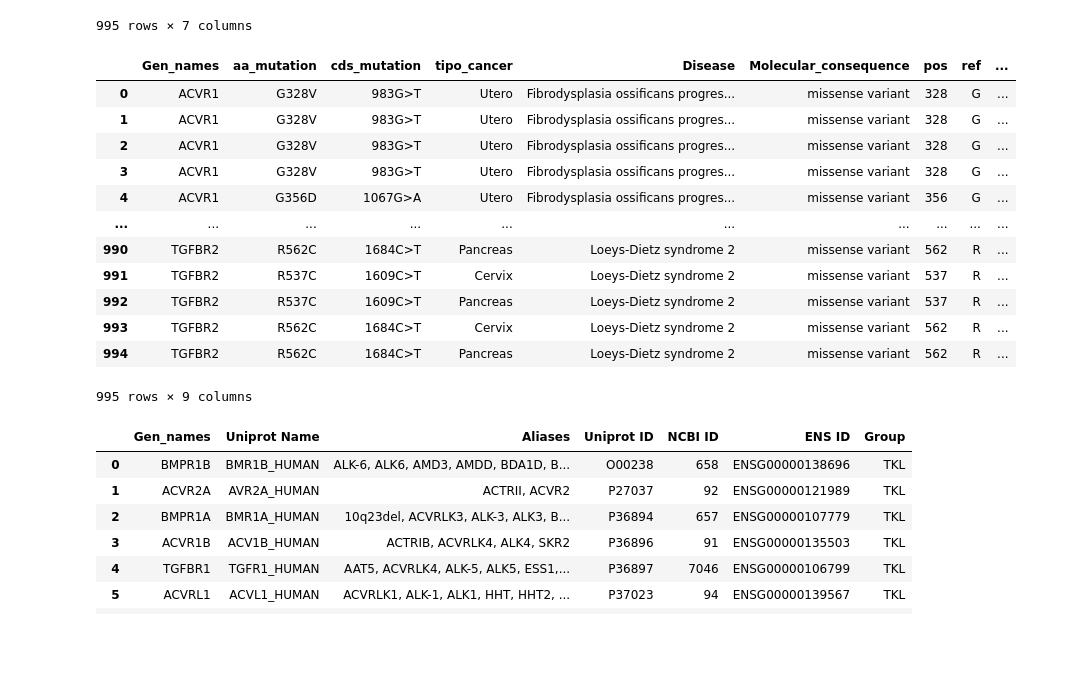
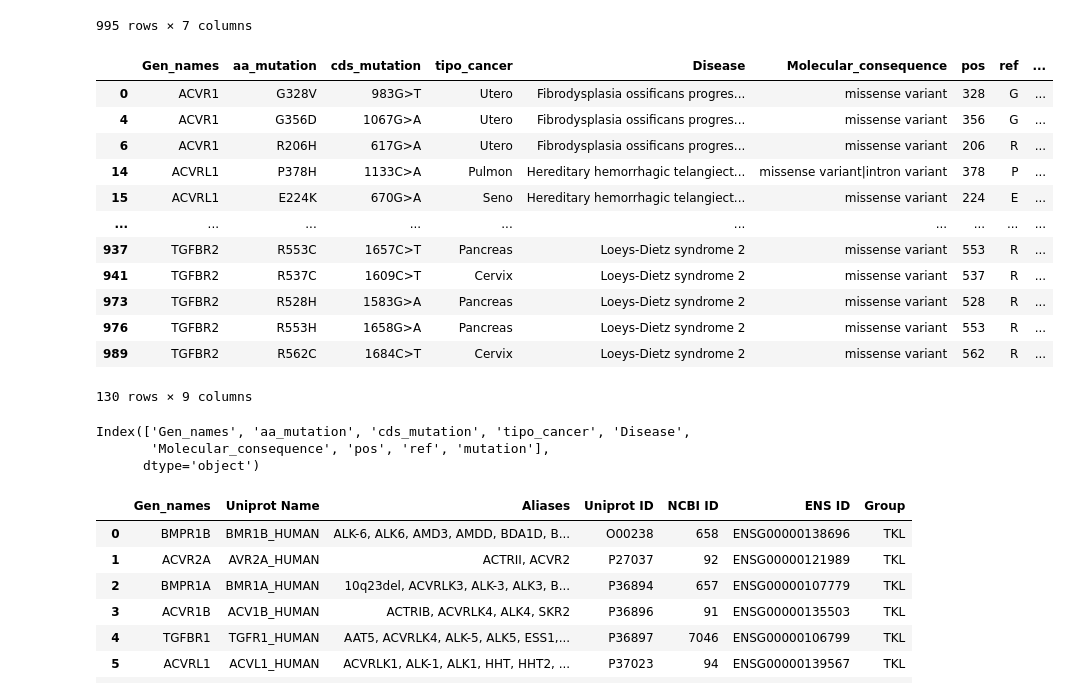
Before and after one commit to Nanocell-Lab/TCancer_RareDiseases, a Jupyter notebook: src/07.crossroad_cancer_RareDiseases.ipynb, the cells around one changed output. Cells and saved outputs as stored; diff of their text form; code cells hidden in the pictures; blank space fills up the shorter version.

```diff
--- a/src/07.crossroad_cancer_RareDiseases.ipynb
+++ b/src/07.crossroad_cancer_RareDiseases.ipynb
@@ -1361,36 +1361,47 @@ df_concat_rare
 # %%
 import pandas as pd
 
 # Función para extraer la letra izquierda y derecha de la mutación
 def extract_ref_mut(aa_mutation):
     # Extraer la posición (números)
     mutation_number = ''.join(filter(str.isdigit, aa_mutation))
 
     # Encontrar la posición de los números en la cadena
     number_index = aa_mutation.find(mutation_number)
 
     # Extraer la letra izquierda y derecha
     ref = aa_mutation[number_index - 1] if number_index > 0 else None
     mutation = aa_mutation[number_index + len(mutation_number)] if number_index + len(mutation_number) < len(aa_mutation) else None
 
     return ref, mutation
 
 # Aplicar la función y crear las nuevas columnas 'pos' y 'ref'
 df_concat_rare[['ref', 'mutation']] = df_concat_rare['aa_mutation'].apply(lambda x: pd.Series(extract_ref_mut(x)))
 
+# Eliminar duplicados
+
+df_concat_rare.drop_duplicates(['Gen_names', 'aa_mutation', 'cds_mutation', 'tipo_cancer', 'Disease',
+       'Molecular_consequence', 'pos', 'ref', 'mutation'], inplace=True)
+
 # Mostrar el DataFrame resultante
 df_concat_rare
 # %% [output]
 |  | Gen_names | aa_mutation | cds_mutation | tipo_cancer | Disease | Molecular_consequence | pos | ref | ... |
 | 0 | ACVR1 | G328V | 983G>T | Utero | Fibrodysplasia ossificans progres... | missense variant | 328 | G | ... |
-| 1 | ACVR1 | G328V | 983G>T | Utero | Fibrodysplasia ossificans progres... | missense variant | 328 | G | ... |
-| 2 | ACVR1 | G328V | 983G>T | Utero | Fibrodysplasia ossificans progres... | missense variant | 328 | G | ... |
-| 3 | ACVR1 | G328V | 983G>T | Utero | Fibrodysplasia ossificans progres... | missense variant | 328 | G | ... |
 | 4 | ACVR1 | G356D | 1067G>A | Utero | Fibrodysplasia ossificans progres... | missense variant | 356 | G | ... |
+| 6 | ACVR1 | R206H | 617G>A | Utero | Fibrodysplasia ossificans progres... | missense variant | 206 | R | ... |
+| 14 | ACVRL1 | P378H | 1133C>A | Pulmon | Hereditary hemorrhagic telangiect... | missense variant|intron variant | 378 | P | ... |
+| 15 | ACVRL1 | E224K | 670G>A | Seno | Hereditary hemorrhagic telangiect... | missense variant | 224 | E | ... |
 | ... | ... | ... | ... | ... | ... | ... | ... | ... | ... |
-| 990 | TGFBR2 | R562C | 1684C>T | Pancreas | Loeys-Dietz syndrome 2 | missense variant | 562 | R | ... |
-| 991 | TGFBR2 | R537C | 1609C>T | Cervix | Loeys-Dietz syndrome 2 | missense variant | 537 | R | ... |
-| 992 | TGFBR2 | R537C | 1609C>T | Pancreas | Loeys-Dietz syndrome 2 | missense variant | 537 | R | ... |
-| 993 | TGFBR2 | R562C | 1684C>T | Cervix | Loeys-Dietz syndrome 2 | missense variant | 562 | R | ... |
-| 994 | TGFBR2 | R562C | 1684C>T | Pancreas | Loeys-Dietz syndrome 2 | missense variant | 562 | R | ... |
+| 937 | TGFBR2 | R553C | 1657C>T | Pancreas | Loeys-Dietz syndrome 2 | missense variant | 553 | R | ... |
+| 941 | TGFBR2 | R537C | 1609C>T | Cervix | Loeys-Dietz syndrome 2 | missense variant | 537 | R | ... |
+| 973 | TGFBR2 | R528H | 1583G>A | Pancreas | Loeys-Dietz syndrome 2 | missense variant | 528 | R | ... |
+| 976 | TGFBR2 | R553H | 1658G>A | Pancreas | Loeys-Dietz syndrome 2 | missense variant | 553 | R | ... |
+| 989 | TGFBR2 | R562C | 1684C>T | Cervix | Loeys-Dietz syndrome 2 | missense variant | 562 | R | ... |
-995 rows × 9 columns
+130 rows × 9 columns
+# %%
+df_concat_rare.columns
+# %% [output]
+Index(['Gen_names', 'aa_mutation', 'cds_mutation', 'tipo_cancer', 'Disease',
+       'Molecular_consequence', 'pos', 'ref', 'mutation'],
+      dtype='object')
```
Also changed, not shown: parts of 6 cells of this notebook, 8 other files.
